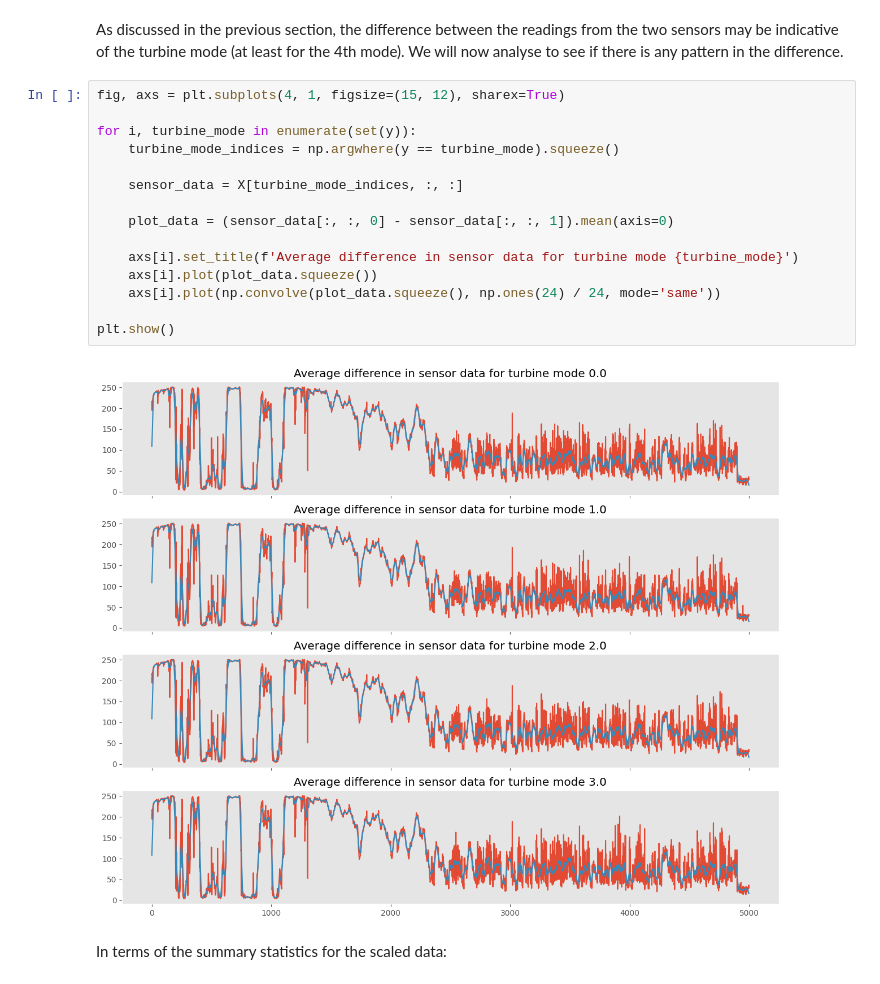
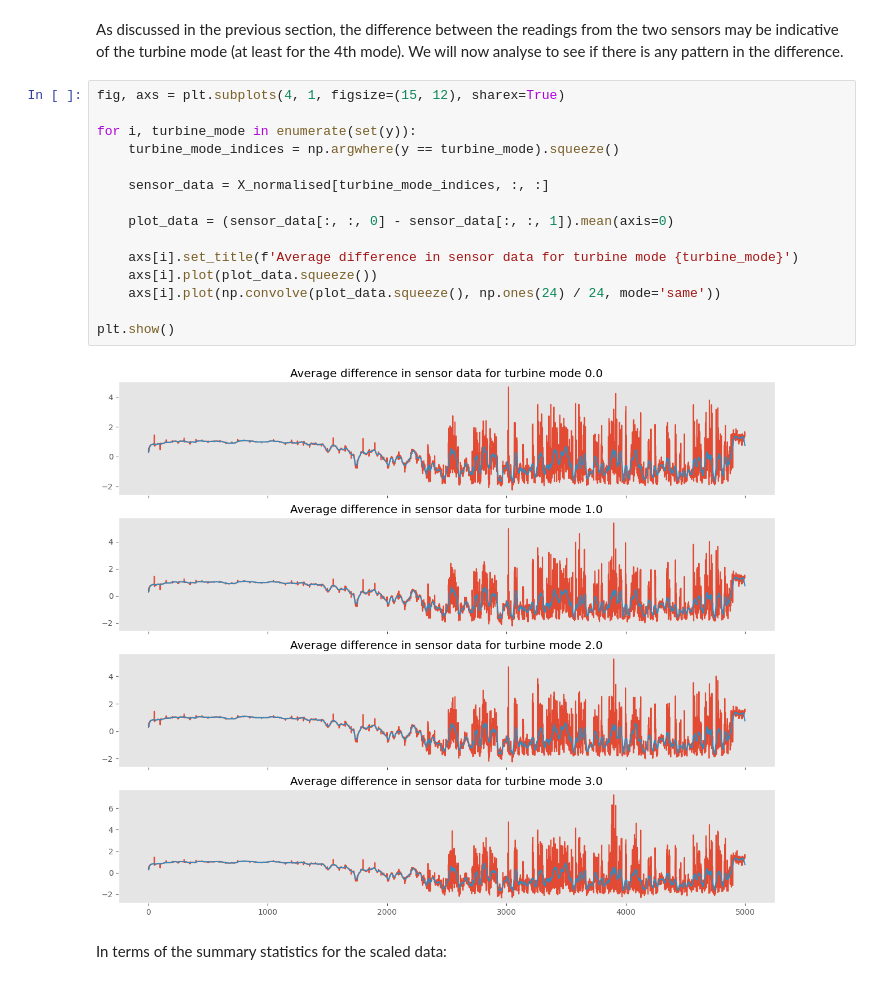
Before and after one commit to jill-data/wind-turbine-state-prediction, a Jupyter notebook: Notebook.ipynb, the cells around one changed output. Drawn from its saved outputs; the diff is of its cells as text.

```diff
--- a/Notebook.ipynb
+++ b/Notebook.ipynb
@@ -123,20 +123,20 @@ As discussed in the previous section, the difference between the readings from t
 # %%
 fig, axs = plt.subplots(4, 1, figsize=(15, 12), sharex=True)
 
 for i, turbine_mode in enumerate(set(y)):
     turbine_mode_indices = np.argwhere(y == turbine_mode).squeeze()
 
-    sensor_data = X[turbine_mode_indices, :, :]
+    sensor_data = X_normalised[turbine_mode_indices, :, :]
 
     plot_data = (sensor_data[:, :, 0] - sensor_data[:, :, 1]).mean(axis=0)
 
     axs[i].set_title(f'Average difference in sensor data for turbine mode {turbine_mode}')
     axs[i].plot(plot_data.squeeze())
     axs[i].plot(np.convolve(plot_data.squeeze(), np.ones(24) / 24, mode='same'))
 
 plt.show()
 # %% [output]
-[figure, old version]
+[figure, new version]
 # %% [markdown]
 In terms of the summary statistics for the scaled data:
 # %%
```
Also changed, not shown: 1 other file.
